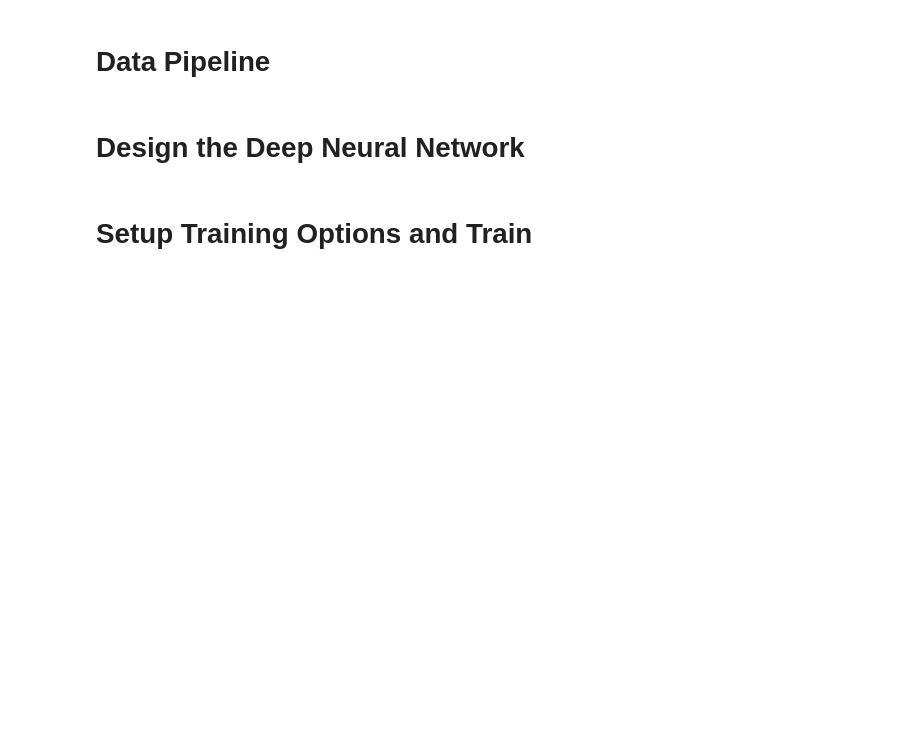
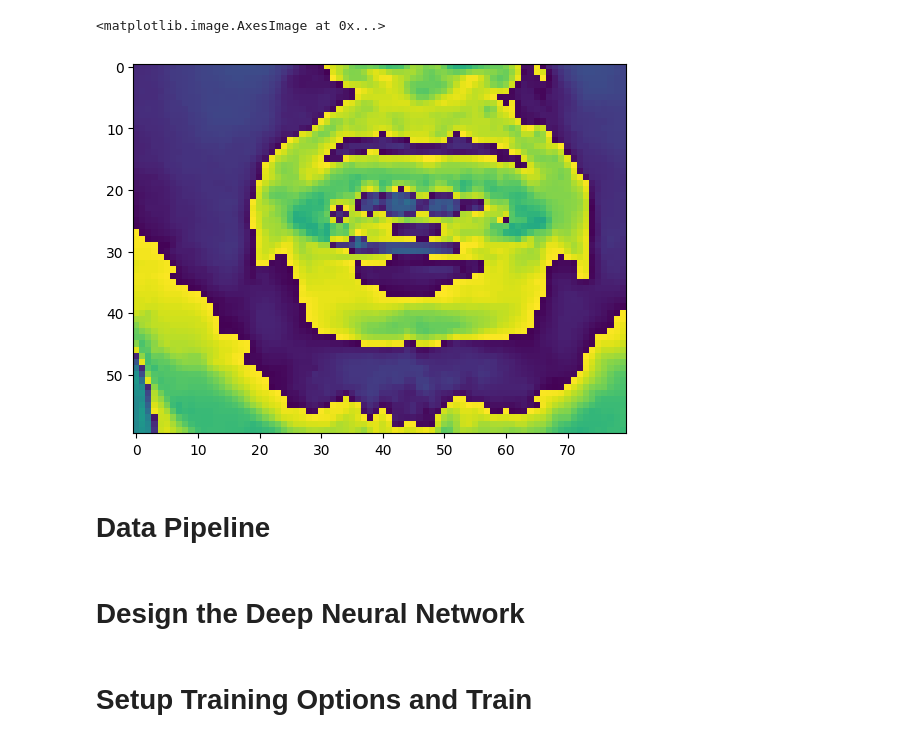
Before and after one commit to MeSagor/Lip-Reading, a Jupyter notebook: lipnet_bangla.ipynb, the cells around one changed output. Cells and saved outputs as stored; diff of their text form; code cells hidden in the pictures; blank space fills up the shorter version.

```diff
--- a/lipnet_bangla.ipynb
+++ b/lipnet_bangla.ipynb
@@ -25,37 +28,40 @@ def load_video(path:str) -> List[float]:
     cap = cv2.VideoCapture(path)
     frames = []
     for _ in range(int(cap.get(cv2.CAP_PROP_FRAME_COUNT))):
         ret, frame = cap.read()
         if not ret:
             continue
         frame = cv2.cvtColor(frame, cv2.COLOR_BGR2GRAY)
         faces = hog_face_detector(frame)
 
+        x67, y67 = 100, 100
+        horizontal_padding, vertical_padding = 40, 30
         for face in faces:
             face_landmarks = dlib_facelandmark(frame, face)
             # for n in range(0, 68):
             #     x = face_landmarks.part(n).x
             #     y = face_landmarks.part(n).y
             #     cv2.circle(frame, (x, y), 1, (0, 0, 255), -1)
             x67 = face_landmarks.part(67).x
             y67 = face_landmarks.part(67).y
-            horizontal_padding = 40
-            vertical_padding = 30
-            lip_window = frame[y67-vertical_padding:y67+vertical_padding, x67-horizontal_padding:x67+horizontal_padding]
-            lip_window = tf.expand_dims(lip_window, axis=-1)
+        lip_window = frame[y67-vertical_padding:y67+vertical_padding, x67-horizontal_padding:x67+horizontal_padding]
+        lip_window = tf.expand_dims(lip_window, axis=-1)
 
         frames.append(lip_window)
     cap.release()
     # return frames
     mean = tf.math.reduce_mean(frames)
     std = tf.math.reduce_std(tf.cast(frames, tf.float32))
     return tf.cast((frames - mean), tf.float32) / std
 
 
 test_path = './data/person0/clips/clip0.mp4'
 frm = load_video(test_path)
 
 plt.imshow(frm[20])
+# %% [output]
+<matplotlib.image.AxesImage at 0x...>
+[figure, added]
 # %%
 vocab = [x for x in " অআইঈউঊঋএঐওঔকখগঘঙচছজঝঞটঠডঢণতথদধনপফবভমযরলশষসহড়ঢ়য়ৎংঃঁািীুূেৈোৌৃ"]
 # %%
```
Also changed, not shown: parts of 3 cells of this notebook.
